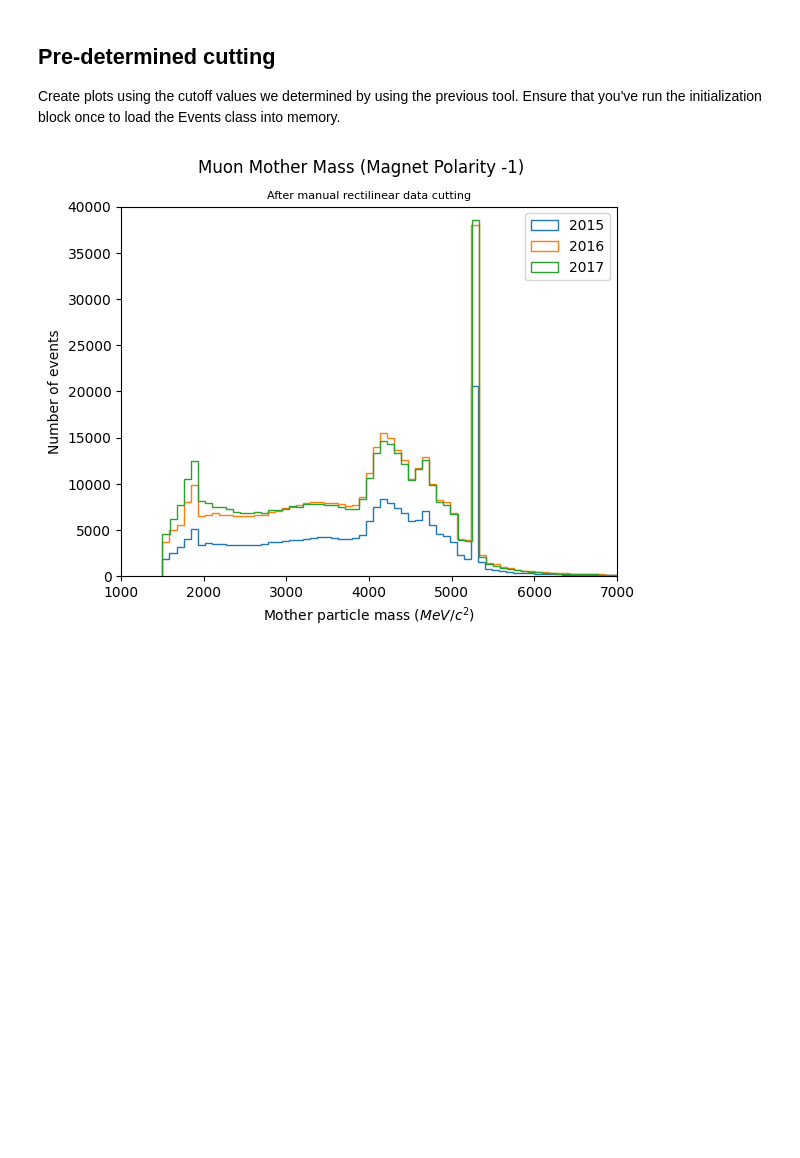
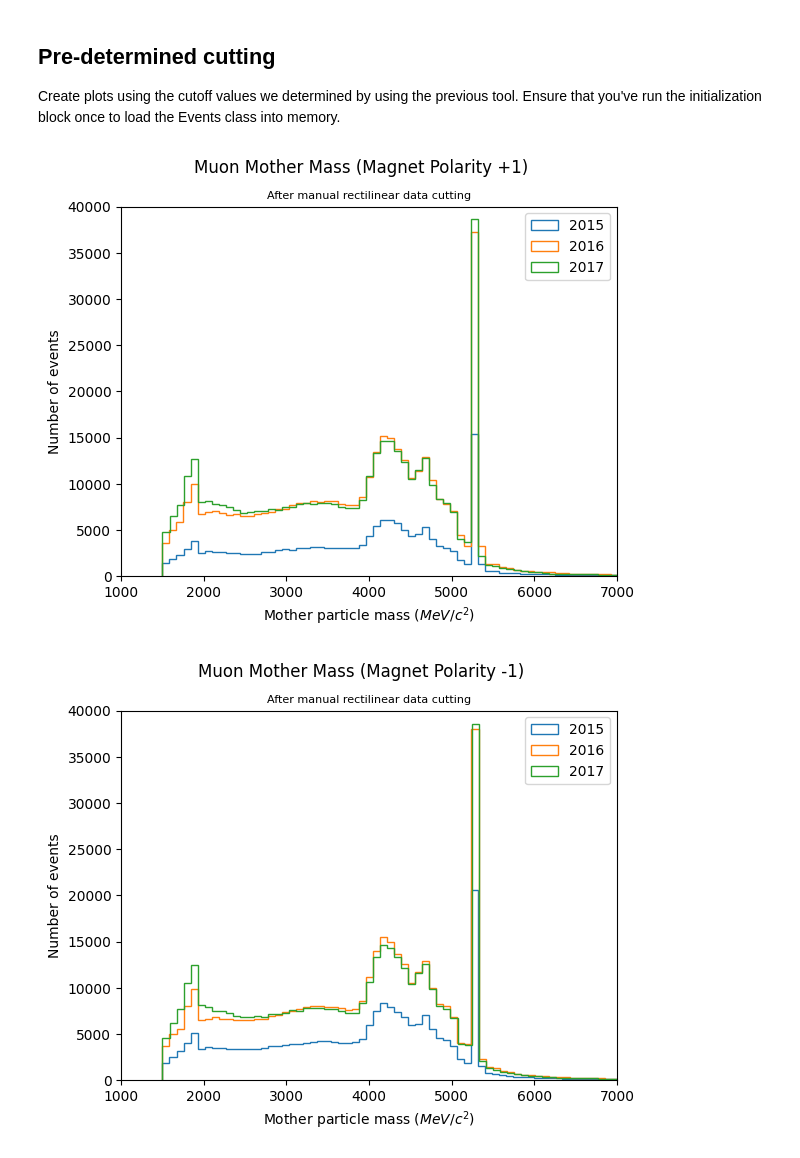
Before and after one commit to NikaSza/Project-116, a Jupyter notebook: data_cutting.ipynb, the cells around one changed output. Drawn from its saved outputs; the diff is of its cells as text; code cells hidden in the pictures; blank space fills up the shorter version.

Commit message:
Fixed duplicate plot bug and added further comments

```diff
--- a/data_cutting.ipynb
+++ b/data_cutting.ipynb
@@ -488,48 +488,55 @@ file_list_negative = [
     "00385292"
 ]
 
-# Create a dict of {filename: data tuple} pairs. The data tuple stores year, polarity, and post-cut B0_MM data for each file
-total_data = {}
+# Cut data a draw a plot for a given list of file prefixes
 def make_plot(file_list, title):
+    # Create a dict of {filename: data tuple} pairs. The data tuple stores year, polarity, and post-cut B0_MM data for each file
+    total_data = {}
     for file in file_list:
         file = root_file_directory + file + "_00000001_1.dvntuple.root"
         filename = file.split("/")[-1]
 
+        # Create an Events object for the given file and set its cuts
         det_events = Events(file, filename)
         det_events._cutter_vars = default_values
 
+        # Create an array of post-cut B0_MM data
         mask = det_events.get_total_mask()
+        arr = det_events.get_array("B0_MM")[mask]
 
-        arr = det_events.get_array("B0_MM")[mask]
+        # Get year and polarity values from the Events object
+        year = det_events.get_year_range()[1]
         if det_events.get_array("Polarity")[0] == 1:
             polarity = "Polarity +1"
         else:
             polarity = "Polarity -1"
-        year = det_events.get_year_range()[1]
 
+        # Update total_data dict with this file's data
         data_tuple = (year, polarity, arr)
-
         total_data.update({filename: data_tuple})
 
     # Create a histogram line on the plot for each entry in the total_data dict
     for entry in total_data:
         data_tuple = total_data[entry]
         plt.hist(data_tuple[2], bins = 100, histtype="step", fill=False, label=f"{data_tuple[0]}")
 
     # Set plot specifications and display
     plt.xlim(1000,7000)
     plt.ylim(0, 40000)
 
     plt.suptitle(title)
     plt.title("After manual rectilinear data cutting", fontsize=8)
+
     plt.xlabel(f"Mother particle mass ($MeV/c^2$)")
     plt.ylabel("Number of events")
+
     plt.legend()
     plt.show()
 
 
-# Call the make_plot function for each list of files. This script only supports one plot at a time.
-#make_plot(file_list_positive, "Muon Mother Mass (Magnet Polarity +1)")
+# Call the make_plot function for each list of files
+make_plot(file_list_positive, "Muon Mother Mass (Magnet Polarity +1)")
 make_plot(file_list_negative, "Muon Mother Mass (Magnet Polarity -1)")
 # %% [output]
-[figure, old version]
+[figure, new version]
+[figure, added]
```
